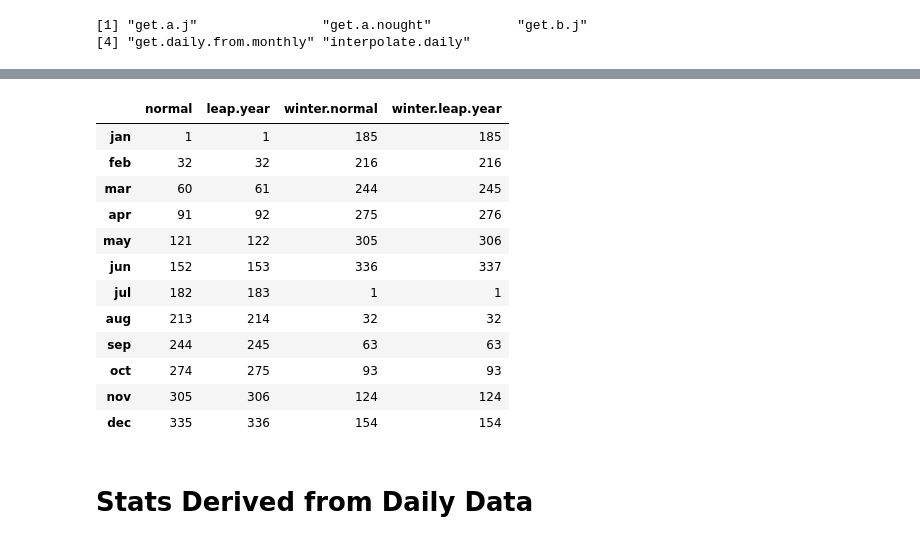
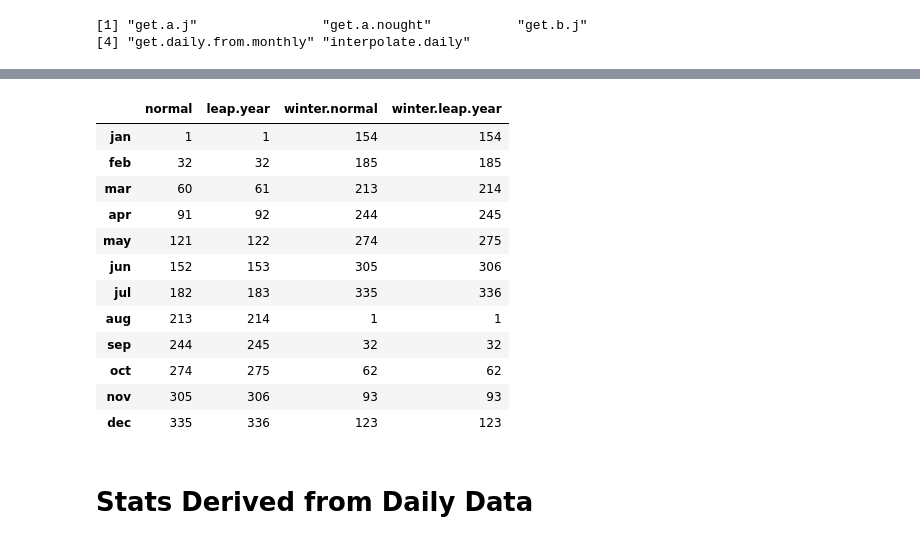
Before and after one commit to dongmeic/climate-space, a Jupyter notebook: notebooks/getDailyData.R.ipynb, the cells around one changed output, grey strips where cells are left out. Cells and saved outputs as stored; diff of their text form; code cells hidden in the pictures.

```diff
--- a/notebooks/getDailyData.R.ipynb
+++ b/notebooks/getDailyData.R.ipynb
@@ -18,14 +18,14 @@ monthly.means <- c(Jan=42, Feb=54, Mar=55, Apr=63, May=66, Jun=77, Jul=78,
                    Aug=79, Sep=75, Oct=68, Nov=55, Dec=44)
 monthly.lows <- monthly.means + rnorm(12, -10, 2)
 
-winter.monthly.means <- c(Jul=78, Aug=79, Sep=75, Oct=68, Nov=55, Dec=44,
-                          Jan=42, Feb=54, Mar=55, Apr=63, May=66, Jun=77)
-winter.monthly.lows <- monthly.lows[c(7:12, 1:6)]
+winter.monthly.means <- c(Aug=79, Sep=75, Oct=68, Nov=55, Dec=44, Jan=42,
+                          Feb=54, Mar=55, Apr=63, May=66, Jun=77, Jul=78)
+winter.monthly.lows <- monthly.lows[c(8:12, 1:7)]
 # %%
 days <- 1:365
 daily <- get.daily.from.monthly(monthly.means, n.days=365)
 daily.lows <- get.daily.from.monthly(monthly.lows, n.days=365)
-winter.daily <- get.daily.from.monthly(winter.means, n.days=365)
+winter.daily <- get.daily.from.monthly(winter.monthly.means, n.days=365)
 winter.daily.lows <- get.daily.from.monthly(winter.monthly.lows,
                                             n.days=365)
 
@@ -57,28 +57,28 @@ get.month.start <- function(leap.year=F) {
 # %%
 month.start <- get.month.start()
 month.start.ly <- get.month.start(leap.year=T)
-winter.offset <- (month.start - 181) %% 365
-winter.offset.ly <- (month.start.ly - 182) %% 366
+winter.offset <- (month.start - 212) %% 365
+winter.offset.ly <- (month.start.ly - 213) %% 366
 month.starts <- cbind(normal=month.start,
                       leap.year=month.start.ly,
                       winter.normal=winter.offset,
                       winter.leap.year=winter.offset.ly)
 
 month.starts
 # %% [output]
 |  | normal | leap.year | winter.normal | winter.leap.year |
-| jan | 1 | 1 | 185 | 185 |
-| feb | 32 | 32 | 216 | 216 |
-| mar | 60 | 61 | 244 | 245 |
-| apr | 91 | 92 | 275 | 276 |
-| may | 121 | 122 | 305 | 306 |
-| jun | 152 | 153 | 336 | 337 |
-| jul | 182 | 183 | 1 | 1 |
-| aug | 213 | 214 | 32 | 32 |
-| sep | 244 | 245 | 63 | 63 |
-| oct | 274 | 275 | 93 | 93 |
-| nov | 305 | 306 | 124 | 124 |
-| dec | 335 | 336 | 154 | 154 |
+| jan | 1 | 1 | 154 | 154 |
+| feb | 32 | 32 | 185 | 185 |
+| mar | 60 | 61 | 213 | 214 |
+| apr | 91 | 92 | 244 | 245 |
+| may | 121 | 122 | 274 | 275 |
+| jun | 152 | 153 | 305 | 306 |
+| jul | 182 | 183 | 335 | 336 |
+| aug | 213 | 214 | 1 | 1 |
+| sep | 244 | 245 | 32 | 32 |
+| oct | 274 | 275 | 62 | 62 |
+| nov | 305 | 306 | 93 | 93 |
+| dec | 335 | 336 | 123 | 123 |
 # %% [markdown]
 # Stats Derived from Daily Data
 # %% [markdown]
```
Also changed, not shown: parts of 5 cells of this notebook, 1 other file.
